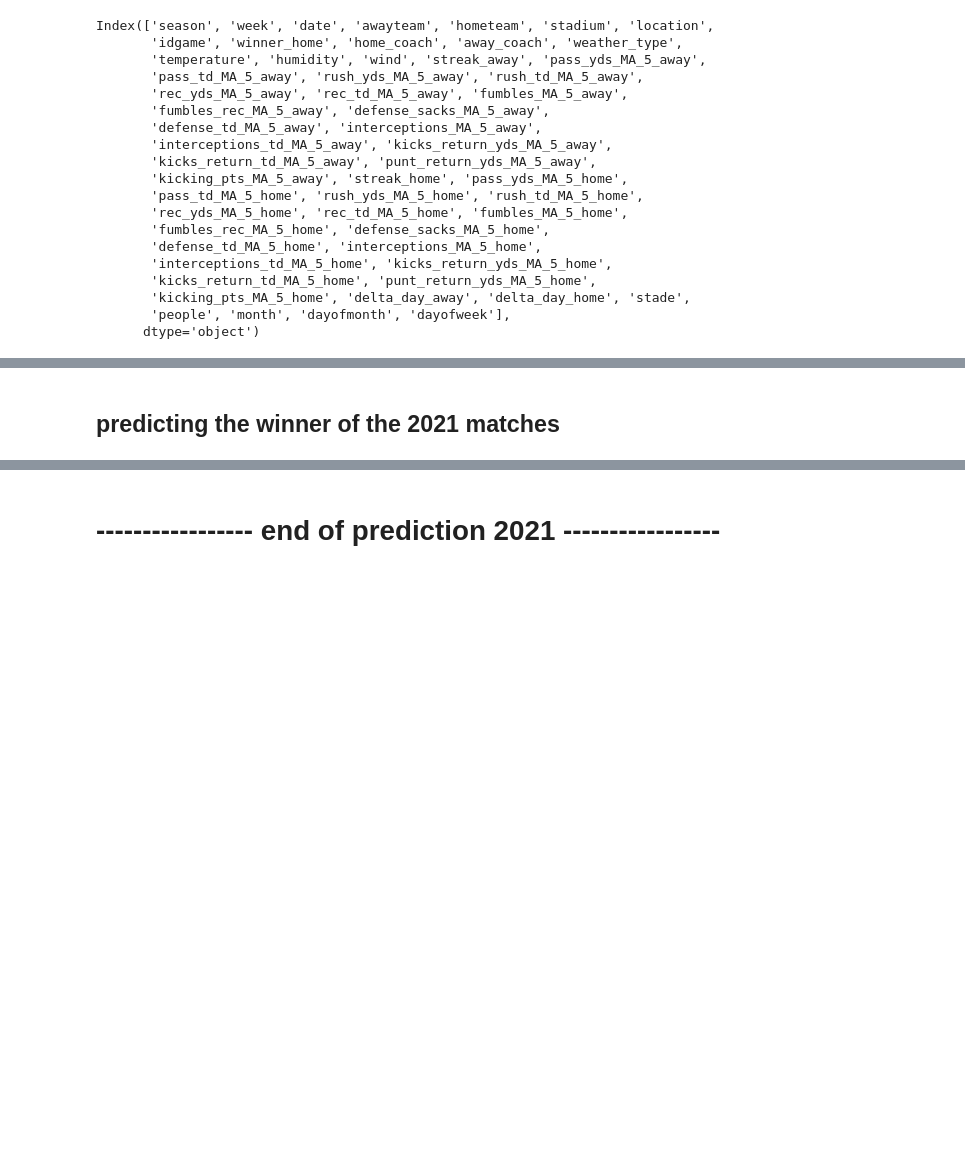
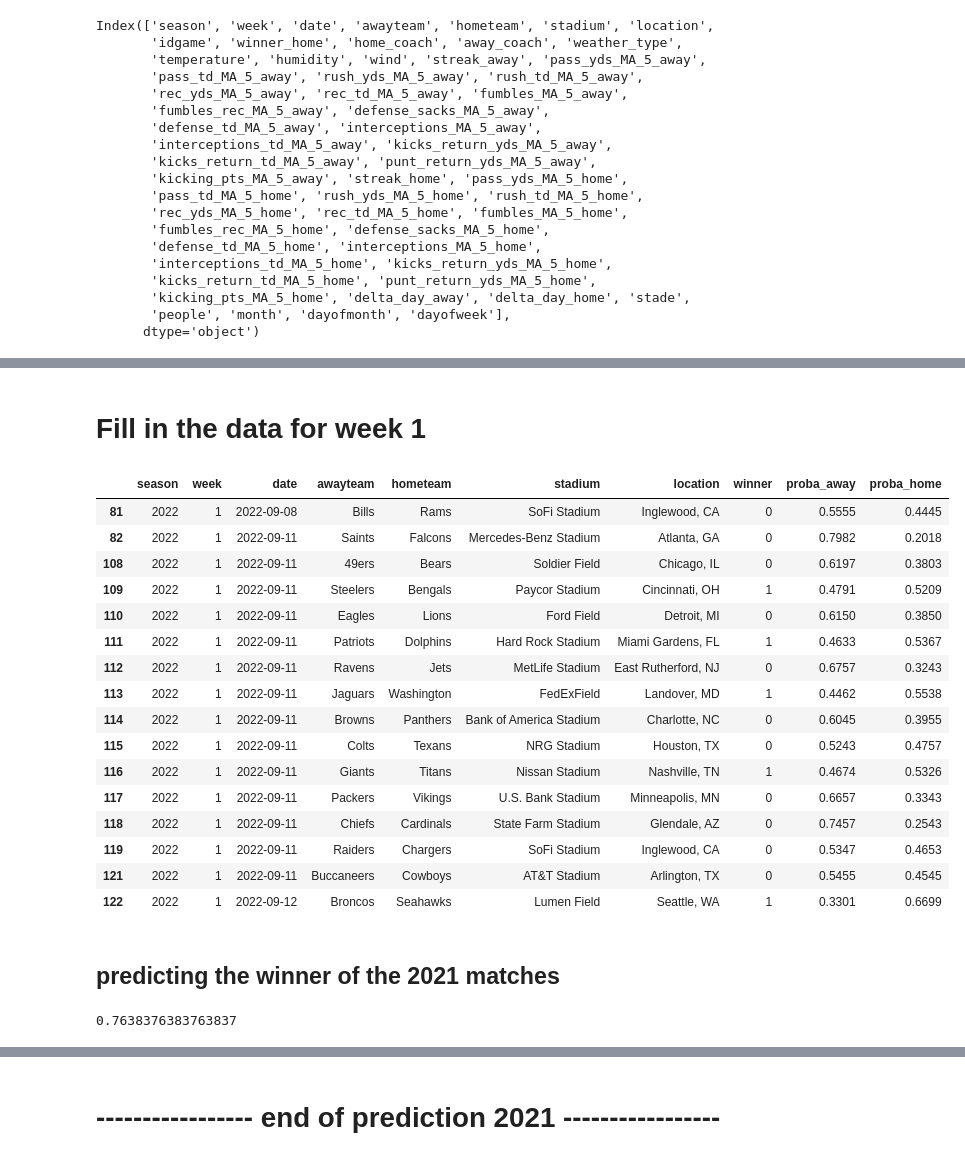
Before and after one commit to nflpredictor/nfl, a Jupyter notebook: 03_modelisation/03_model3_XGBoost/predict_games_xgboost.ipynb, the cells around one changed output, grey strips where cells are left out. Saved outputs shown, nothing was run; the diff lists cells and outputs as text; code cells hidden in the pictures; blank space fills up the shorter version.

```diff
--- a/03_modelisation/03_model3_XGBoost/predict_games_xgboost.ipynb
+++ b/03_modelisation/03_model3_XGBoost/predict_games_xgboost.ipynb
@@ -221,0 +254,3 @@ Name: pass_yds, dtype: float64
+# %%
+for team in df_week["awayteam"].unique():
+    df_week.loc[df_week["awayteam"] == team, features_ma_away] = df_ma.loc[df_ma["team"]==team, features_ma_topredict].values
@@ -221,0 +277,2 @@ Name: pass_yds, dtype: float64
+# %%
+features_ma_away_home = features_ma_away + features_ma_home
@@ -221,0 +297,4 @@ Name: pass_yds, dtype: float64
+# %% [markdown]
+# Fill in the data for week 1
+# %%
+df_games_topredict.loc[df_games_topredict["week"] == 1, features_ma_away_home] = df_week.loc[:, features_ma_away_home].values
@@ -221,0 +309,22 @@ Name: pass_yds, dtype: float64
+# %%
+res = pd.concat([df_games,Y_pred,Y_pred_proba], axis =1)
+# %%
+res[res["week"]==1]
+# %% [output]
+|  | season | week | date | awayteam | hometeam | stadium | location | winner | proba_away | proba_home |
+| 81 | 2022 | 1 | 2022-09-08 | Bills | Rams | SoFi Stadium | Inglewood, CA | 0 | 0.5555 | 0.4445 |
+| 82 | 2022 | 1 | 2022-09-11 | Saints | Falcons | Mercedes-Benz Stadium | Atlanta, GA | 0 | 0.7982 | 0.2018 |
+| 108 | 2022 | 1 | 2022-09-11 | 49ers | Bears | Soldier Field | Chicago, IL | 0 | 0.6197 | 0.3803 |
+| 109 | 2022 | 1 | 2022-09-11 | Steelers | Bengals | Paycor Stadium | Cincinnati, OH | 1 | 0.4791 | 0.5209 |
+| 110 | 2022 | 1 | 2022-09-11 | Eagles | Lions | Ford Field | Detroit, MI | 0 | 0.6150 | 0.3850 |
+| 111 | 2022 | 1 | 2022-09-11 | Patriots | Dolphins | Hard Rock Stadium | Miami Gardens, FL | 1 | 0.4633 | 0.5367 |
+| 112 | 2022 | 1 | 2022-09-11 | Ravens | Jets | MetLife Stadium | East Rutherford, NJ | 0 | 0.6757 | 0.3243 |
+| 113 | 2022 | 1 | 2022-09-11 | Jaguars | Washington | FedExField | Landover, MD | 1 | 0.4462 | 0.5538 |
+| 114 | 2022 | 1 | 2022-09-11 | Browns | Panthers | Bank of America Stadium | Charlotte, NC | 0 | 0.6045 | 0.3955 |
+| 115 | 2022 | 1 | 2022-09-11 | Colts | Texans | NRG Stadium | Houston, TX | 0 | 0.5243 | 0.4757 |
+| 116 | 2022 | 1 | 2022-09-11 | Giants | Titans | Nissan Stadium | Nashville, TN | 1 | 0.4674 | 0.5326 |
+| 117 | 2022 | 1 | 2022-09-11 | Packers | Vikings | U.S. Bank Stadium | Minneapolis, MN | 0 | 0.6657 | 0.3343 |
+| 118 | 2022 | 1 | 2022-09-11 | Chiefs | Cardinals | State Farm Stadium | Glendale, AZ | 0 | 0.7457 | 0.2543 |
+| 119 | 2022 | 1 | 2022-09-11 | Raiders | Chargers | SoFi Stadium | Inglewood, CA | 0 | 0.5347 | 0.4653 |
+| 121 | 2022 | 1 | 2022-09-11 | Buccaneers | Cowboys | AT&T Stadium | Arlington, TX | 0 | 0.5455 | 0.4545 |
+| 122 | 2022 | 1 | 2022-09-12 | Broncos | Seahawks | Lumen Field | Seattle, WA | 1 | 0.3301 | 0.6699 |
@@ -236,3 +347,7 @@ X_2021 = preprocessor.transform(X_2021)
 Y_pred_2021 = pd.DataFrame(model.predict(X_2021), columns = ["pred_winner"])
 # %%
 res_2021 = pd.concat([df_2021,Y_pred_2021],axis=1)
+# %%
+accuracy_score(Y_2021, Y_pred_2021)
+# %% [output]
+0.7638376383763837
```
Also changed, not shown: parts of 38 cells of this notebook, 1 other file.
